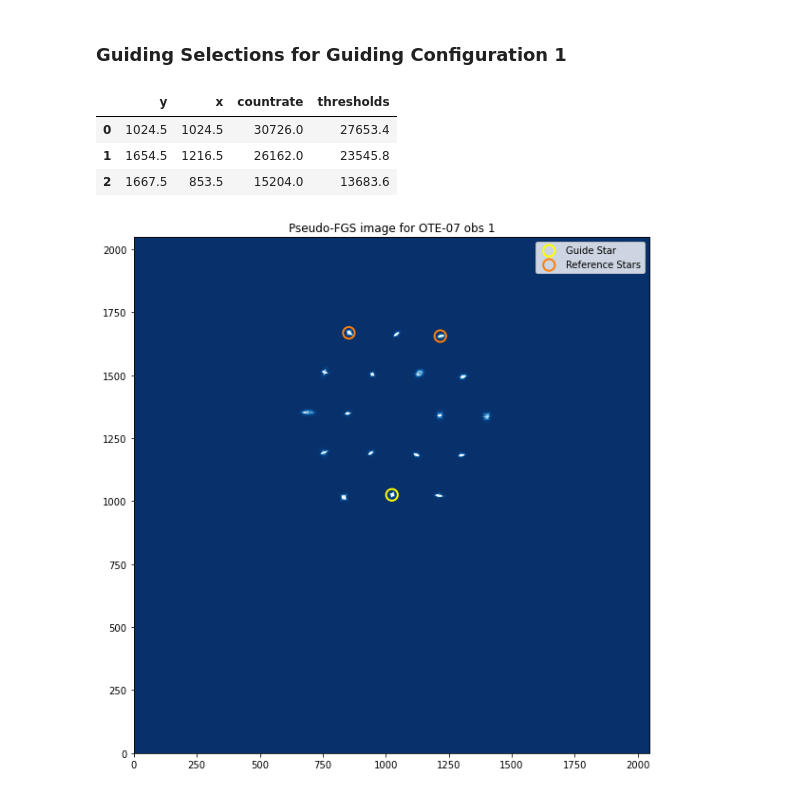
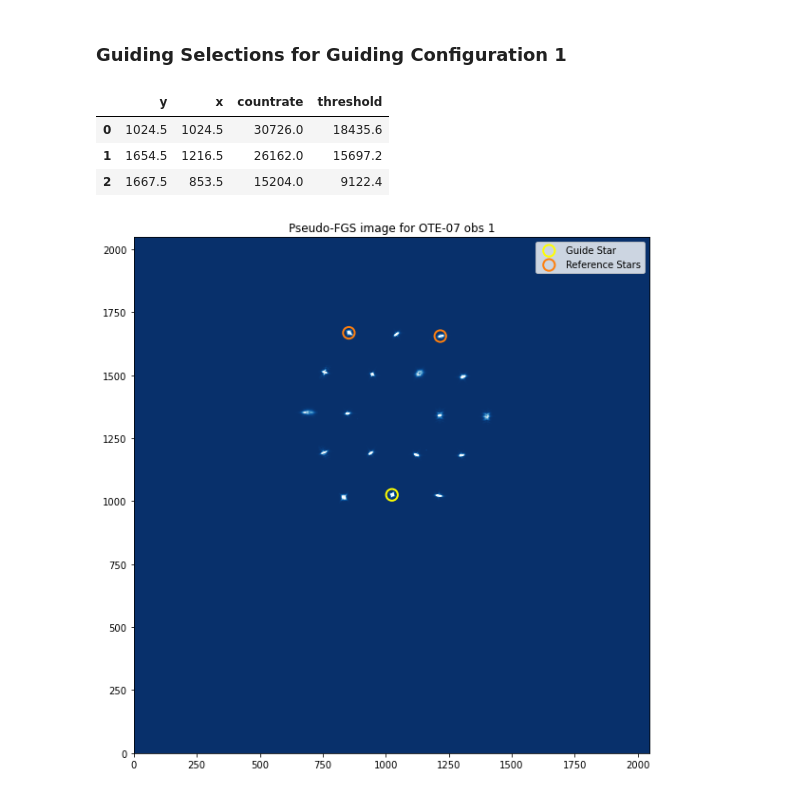
Before and after one commit to spacetelescope/jwst_magic, a Jupyter notebook: notebooks/Commissioning_Support/Global Alignment Observation 1 Guiding Failure Analysis-July.ipynb, the cells around one changed output. Cells and saved outputs as stored; diff of their text form; code cells hidden in the pictures.

```diff
--- a/notebooks/Commissioning_Support/Global Alignment Observation 1 Guiding Failure Analysis-July.ipynb
+++ b/notebooks/Commissioning_Support/Global Alignment Observation 1 Guiding Failure Analysis-July.ipynb
@@ -54,6 +41,6 @@ To run this notebook for your data set where guiding has failed, you will need t
 # %%
 # Values that have been set in MAGIC
 
-threshold = .9  # Value in MAGIC to set the count rate threshold
+threshold = .6  # Value in MAGIC to set the count rate threshold
 guider = 1  # FGS dectector that will be used for observation 1 -- this will always be 1 for OTE-07/GA1
 nrc_detector = 'A3'  # NIRCam detector used for NIRCam observations
@@ -235,22 +253,22 @@ TODO: take ID strips (from sky) and run through the DAHS to get bright object li
 # %%
 # Guiding selections file
 # The first row is the guide star, subsequent rows are reference stars. Order of ref stars doesn't matter.
-commanded = pd.read_csv(os.path.join(out_dir, 'out', root_psuedo_fgs, 'guiding_config_1',
-                        f'shifted_guiding_selections_{root_psuedo_fgs}_G{guider}_config1.txt'),
+commanded = pd.read_csv(os.path.join(out_dir, 'out', root_psuedo_fgs, f'guiding_config_{config_numbers[0]}',
+                        f'shifted_guiding_selections_{root_psuedo_fgs}_G{guider}_config{config_numbers[0]}.txt'),
                         skiprows=1, delimiter=' ', names=['y', 'x', 'countrate'])
 
 # Add the count rate threshold to the table
 thresholds = threshold * commanded['countrate'].values
 
 commanded['threshold'] = thresholds
 
 # Display the table
 commanded
 # %% [output]
-|  | y | x | countrate | thresholds |
-| 0 | 1024.5 | 1024.5 | 30726.0 | 27653.4 |
-| 1 | 1654.5 | 1216.5 | 26162.0 | 23545.8 |
-| 2 | 1667.5 | 853.5 | 15204.0 | 13683.6 |
+|  | y | x | countrate | threshold |
+| 0 | 1024.5 | 1024.5 | 30726.0 | 18435.6 |
+| 1 | 1654.5 | 1216.5 | 26162.0 | 15697.2 |
+| 2 | 1667.5 | 853.5 | 15204.0 | 9122.4 |
 # %%
 # Plot our Psuedo FGS image with the guiding selections highlighted
 image_filename = os.path.join(out_dir, 'out', root_psuedo_fgs, 'guiding_config_1', 'FGS_imgs',
```
Also changed, not shown: parts of 42 cells of this notebook.
